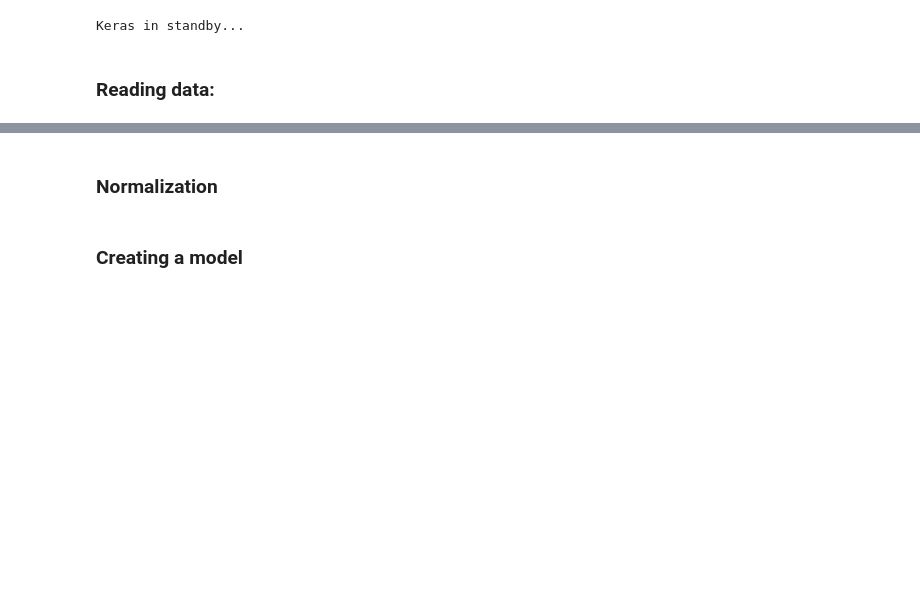
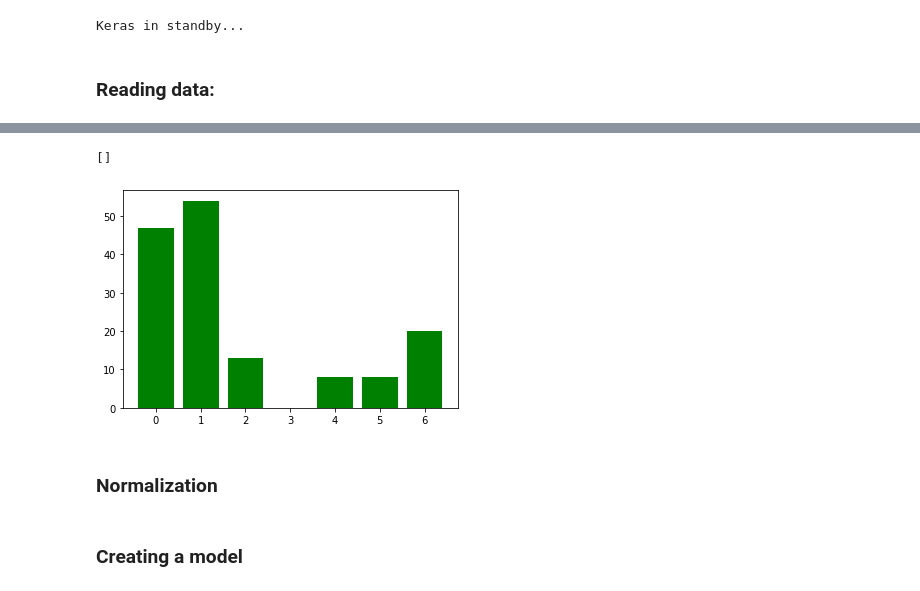
Before and after one commit to Siponek/Machine-Learning_-NeuralNetwork, a Jupyter notebook: KerasNetworkTest.ipynb, the cells around one changed output, grey strips where cells are left out. Cells and saved outputs as stored; diff of their text form; code cells hidden in the pictures; blank space fills up the shorter version.

```diff
--- a/KerasNetworkTest.ipynb
+++ b/KerasNetworkTest.ipynb
@@ -61,3 +63,9 @@ xTrain, xTest, yTrain, yTest = train_test_split(glassDatabase_Attributes, y2, te
+# %%
+plt.bar(countYTest.keys(),countYTest.values(), color='g')
+plt.plot()
+# %% [output]
+[]
+[figure, added]
 # %% [markdown]
 ### Normalization
 # %%
```
Also changed, not shown: parts of 5 cells of this notebook.
